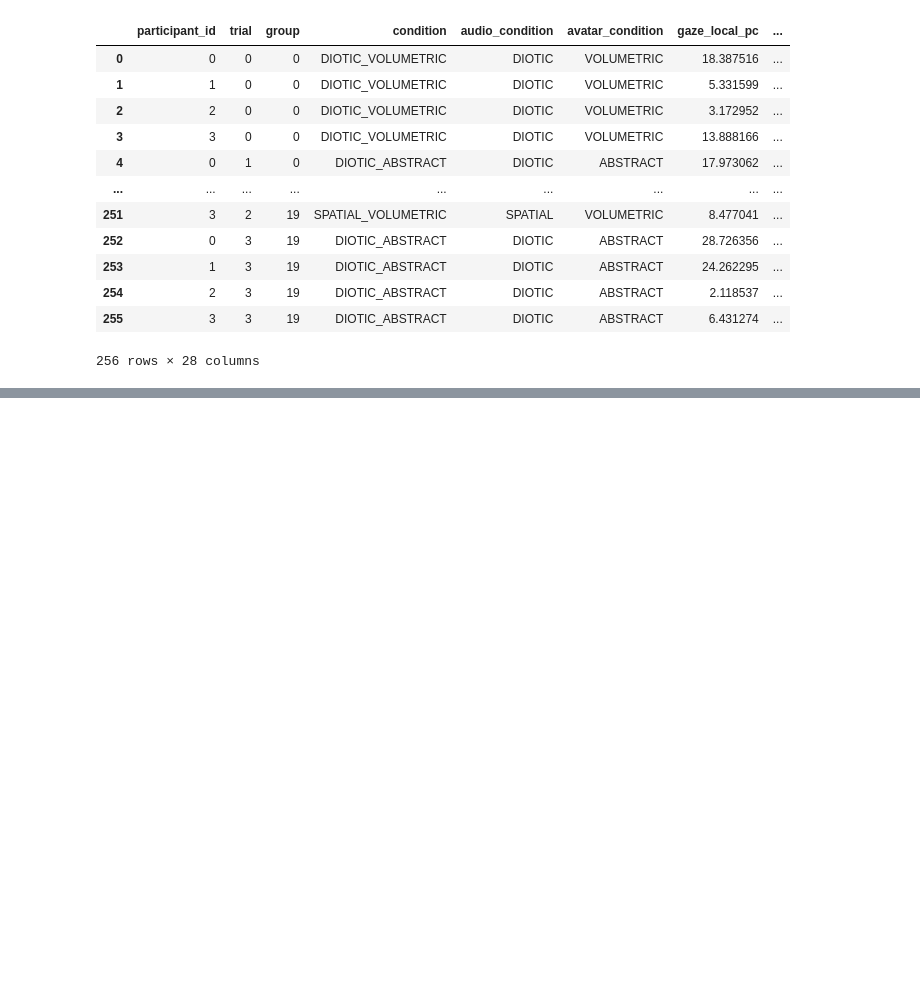
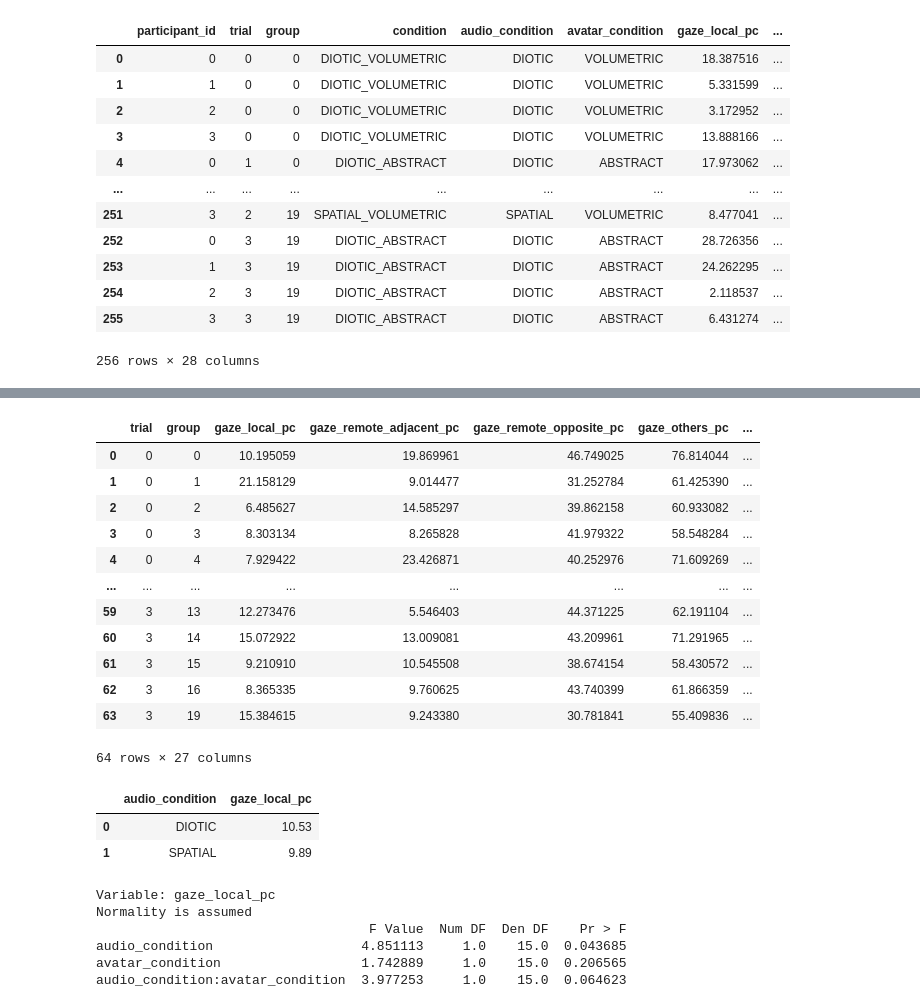
Before and after one commit to gary444/Recording-And-Analysis-Plugin, a Jupyter notebook: Python/GazeStatisticalAnalysis.ipynb, the cells around one changed output, grey strips where cells are left out. Saved outputs shown, nothing was run; the diff lists cells and outputs as text; code cells hidden in the pictures; blank space fills up the shorter version.

```diff
--- a/Python/GazeStatisticalAnalysis.ipynb
+++ b/Python/GazeStatisticalAnalysis.ipynb
@@ -38,12 +66,82 @@ df
+# %%
+# Create dataset that averages numeric data from each trial
+
+
+
+# specify that numeric cols should be averaged, and non-numeric should just take first value
+agg_dict = {col: 'mean' for col in numerical_cols}
+agg_dict.update({col: 'first' for col in text_cols})
+
+averaged_trial_df = df.groupby(['trial', 'group']).agg(agg_dict).reset_index()
+averaged_trial_df
+# %% [output]
+|  | trial | group | gaze_local_pc | gaze_remote_adjacent_pc | gaze_remote_opposite_pc | gaze_others_pc | ... |
+| 0 | 0 | 0 | 10.195059 | 19.869961 | 46.749025 | 76.814044 | ... |
+| 1 | 0 | 1 | 21.158129 | 9.014477 | 31.252784 | 61.425390 | ... |
+| 2 | 0 | 2 | 6.485627 | 14.585297 | 39.862158 | 60.933082 | ... |
+| 3 | 0 | 3 | 8.303134 | 8.265828 | 41.979322 | 58.548284 | ... |
+| 4 | 0 | 4 | 7.929422 | 23.426871 | 40.252976 | 71.609269 | ... |
+| ... | ... | ... | ... | ... | ... | ... | ... |
+| 59 | 3 | 13 | 12.273476 | 5.546403 | 44.371225 | 62.191104 | ... |
+| 60 | 3 | 14 | 15.072922 | 13.009081 | 43.209961 | 71.291965 | ... |
+| 61 | 3 | 15 | 9.210910 | 10.545508 | 38.674154 | 58.430572 | ... |
+| 62 | 3 | 16 | 8.365335 | 9.760625 | 43.740399 | 61.866359 | ... |
+| 63 | 3 | 19 | 15.384615 | 9.243380 | 30.781841 | 55.409836 | ... |
+64 rows × 27 columns
 # %%
 
 # to get started: effect of conditions on gaze_local_pc?
 
+# check differences in mean by condition
+pd.DataFrame(round(averaged_trial_df.groupby(['audio_condition'])['gaze_local_pc'].mean(),2)).reset_index()
+# pd.DataFrame(round(averaged_trial_df.groupby(['avatar_condition'])['gaze_local_pc'].mean(),2)).reset_index()
+# pd.DataFrame(round(averaged_trial_df.groupby(['avatar_condition', 'audio_condition'])['gaze_local_pc'].mean(),2)).reset_index()
+
+# TODO: check if ANOVA is valid here (e.g. check for normality / sphericity)
+
+
+# between correct?
+# model2 = pg.anova(dv='gaze_local_pc', between=['avatar_condition', 'audio_condition'], data=averaged_trial_df, detailed=True)
+# round(model2, 4)
+
+
+# visalize the results for this dependent variable
+
 # Fit the model using OLS
-model = ols('DependentVar ~ C(Factor1) * C(Factor2)', data=df).fit()
+# model = ols('gaze_local_pc ~ C(audio_condition) * C(avatar_condition)', data=averaged_trial_df).fit()
 
 # Perform two-way ANOVA
-anova_table = sm.stats.anova_lm(model, typ=2)
+# anova_table = sm.stats.anova_lm(model, typ=2)
 
-# Display the results
-print(anova_table)
+# # Display the results
+# print(anova_table)
+# %% [output]
+|  | audio_condition | gaze_local_pc |
+| 0 | DIOTIC | 10.53 |
+| 1 | SPATIAL | 9.89 |
+# %%
+def RunAnova(variable):
+    verbose=True
+
+    anova_rm = AnovaRM(data=averaged_trial_df, depvar=variable, subject='group', within=['audio_condition', 'avatar_condition'])
+    res = anova_rm.fit()
+    # res_dict = {q: res}
+
+    # check for normal distribution
+    nres = shapiro(averaged_trial_df[variable])
+
+    if verbose:
+    #     print(q+': '+get_q(df, q))
+        print('Variable: ' + variable)
+        print('Normality is assumed' if nres.pvalue>0.05 else 'Not normally distributed')
+        print(res.anova_table)
+        print('\n')
+
+RunAnova('gaze_local_pc')
+# %% [output]
+Variable: gaze_local_pc
+Normality is assumed
+                                   F Value  Num DF  Den DF    Pr > F
+audio_condition                   4.851113     1.0    15.0  0.043685
+avatar_condition                  1.742889     1.0    15.0  0.206565
+audio_condition:avatar_condition  3.977253     1.0    15.0  0.064623
```
Also changed, not shown: parts of 3 cells of this notebook.
